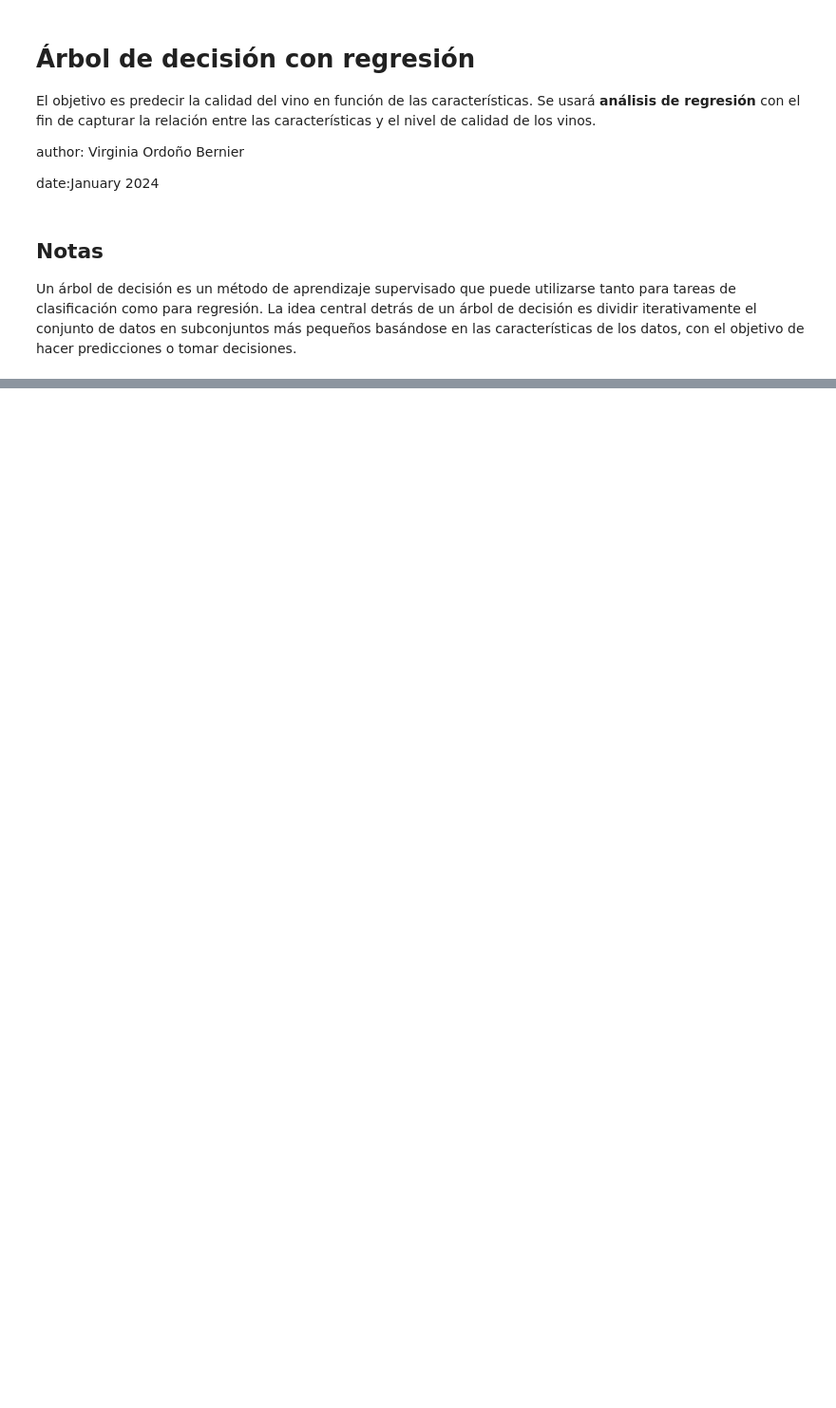
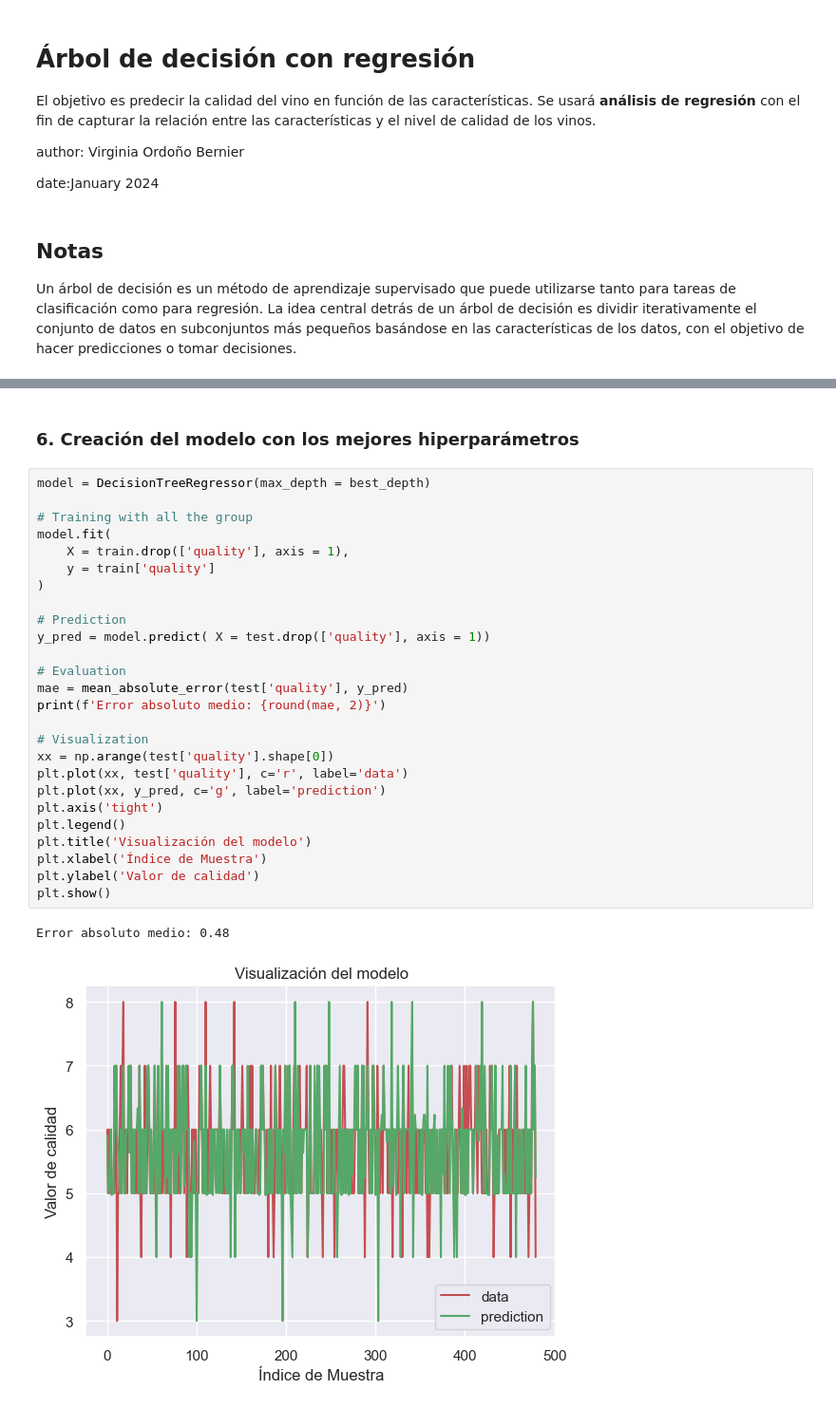
Before and after one commit to viorbe20/ai-machine-learning, a Jupyter notebook: decision-trees-exercises/decision-trees-ex-1/ex06_regression_decision_trees_wine.ipynb, the cells around one changed output, grey strips where cells are left out. Shown at 95% size. Drawn from its saved outputs; the diff is of its cells as text; blank space fills up the shorter version.

```diff
--- a/decision-trees-exercises/decision-trees-ex-1/ex06_regression_decision_trees_wine.ipynb
+++ b/decision-trees-exercises/decision-trees-ex-1/ex06_regression_decision_trees_wine.ipynb
@@ -291,0 +240,31 @@ Error absoluto medio: 0.56
+# %% [markdown]
+### 6. Creación del modelo con los mejores hiperparámetros
+# %%
+model = DecisionTreeRegressor(max_depth = best_depth)
+
+# Training with all the group
+model.fit(
+    X = train.drop(['quality'], axis = 1),
+    y = train['quality']
+)
+
+# Prediction
+y_pred = model.predict( X = test.drop(['quality'], axis = 1))
+
+# Evaluation
+mae = mean_absolute_error(test['quality'], y_pred)
+print(f'Error absoluto medio: {round(mae, 2)}')
+
+# Visualization
+xx = np.arange(test['quality'].shape[0])
+plt.plot(xx, test['quality'], c='r', label='data')
+plt.plot(xx, y_pred, c='g', label='prediction')
+plt.axis('tight')
+plt.legend()
+plt.title('Visualización del modelo')
+plt.xlabel('Índice de Muestra')
+plt.ylabel('Valor de calidad')
+plt.show()
+# %% [output]
+Error absoluto medio: 0.48
+[figure, added]
```
Also changed, not shown: parts of 35 cells of this notebook.
